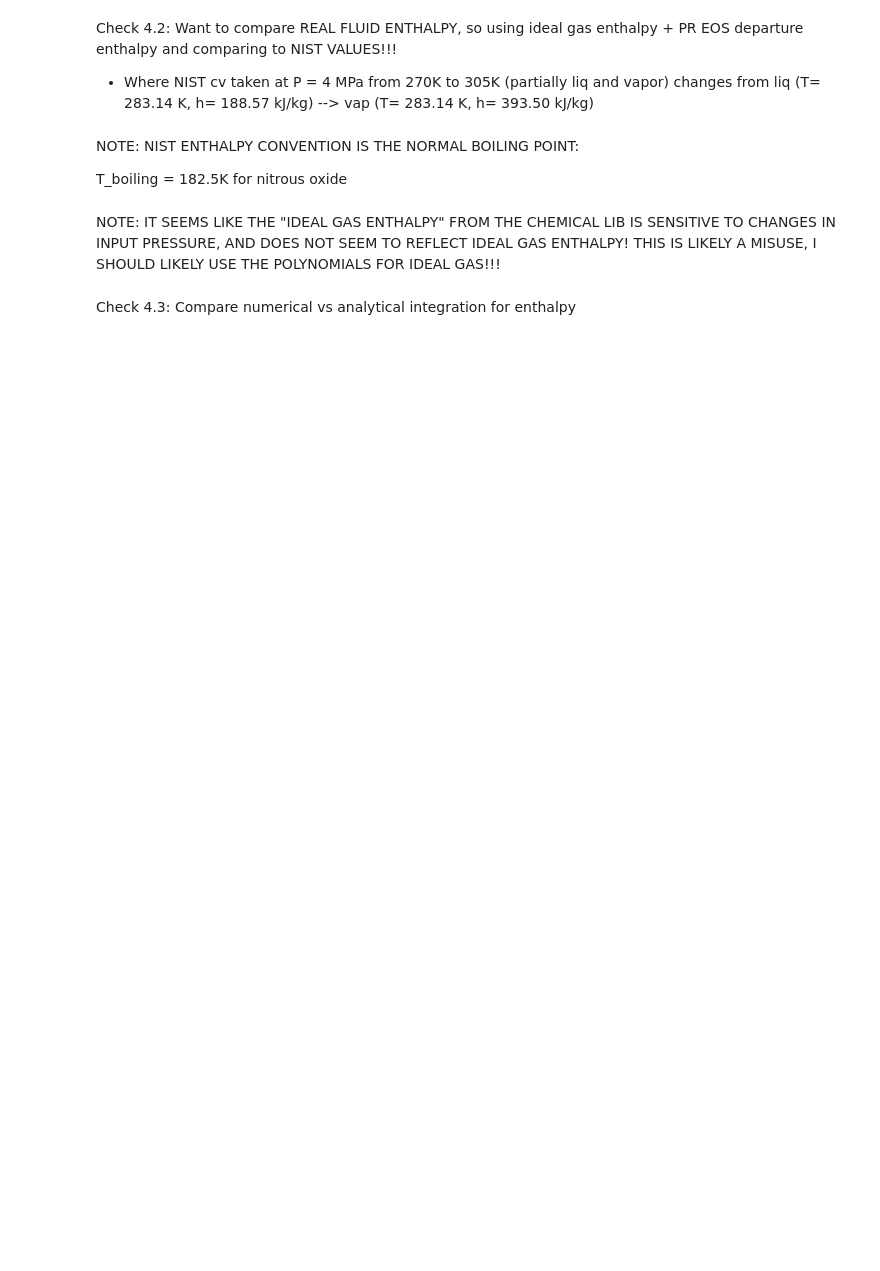
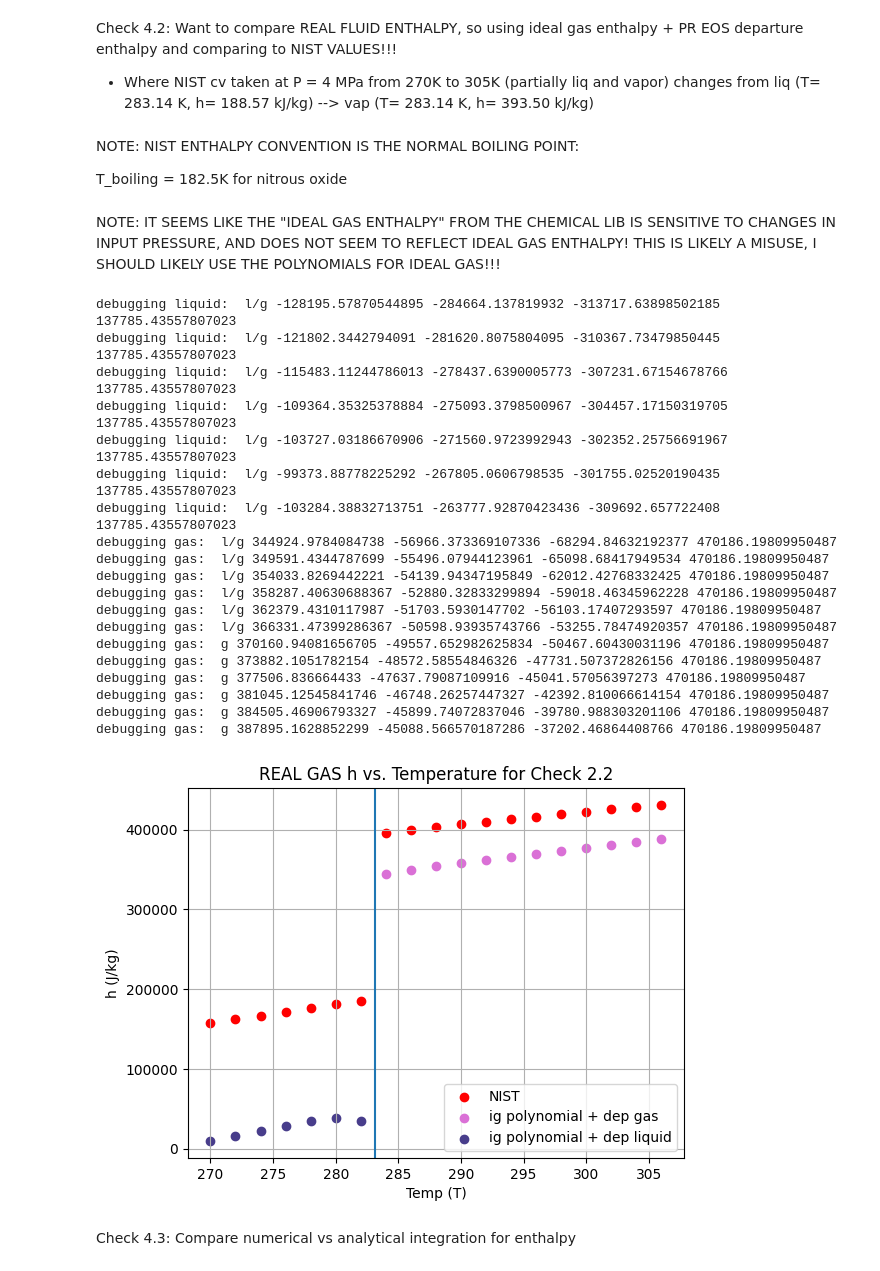
Before and after one commit to rwright403/king_hybrid, a Jupyter notebook: src/thermo_property_lookup/27-feb-2025-testing-thermo-properties.ipynb, the cells around one changed output. Drawn from its saved outputs; the diff is of its cells as text; code cells hidden in the pictures; blank space fills up the shorter version.

```diff
--- a/src/thermo_property_lookup/27-feb-2025-testing-thermo-properties.ipynb
+++ b/src/thermo_property_lookup/27-feb-2025-testing-thermo-properties.ipynb
@@ -341,34 +417,55 @@ T_transition = 283.14
 n2o_ig_ref= Chemical('N2O', T=T_BOIL, P= P_atm)
 n2o_ref_convers = n2o_ig_ref.H
 
 
 for T in temp_arr:
     n2o_ig_step_4= Chemical('N2O', T=T, P= P_step_4)
     preos_step_4 = PR(Tc=TC, Pc=PC, omega=OMEGA, T=T, P=P_step_4)
 
 
     if T > T_transition:
         ig_dep_enthalpy_g_arr.append( (preos_step_4.H_dep_g/MW + n2o_ig_step_4.H - n2o_ref_convers) )
         T_g_arr.append(T)
         print( "debugging gas: ", preos_step_4.phase, (preos_step_4.H_dep_g/MW + n2o_ig_step_4.H - n2o_ref_convers), preos_step_4.H_dep_g/MW , n2o_ig_step_4.H, - n2o_ref_convers)
 
     else:
         #ig_dep_enthalpy_l_arr.append( (preos_step_4.h_dep_l/MW + n2o_ig_step_4.H) )
-        ig_dep_enthalpy_l_arr.append( (preos_step_4.H_dep_l/MW + n2o_ig_step_4.H + preos_step_4.Hvap(T_REF)/MW) )
+        ig_dep_enthalpy_l_arr.append( preos_step_4.H_dep_l/MW + n2o_ig_step_4.H + preos_step_4.Hvap(T_REF)/MW - n2o_ref_convers )
         T_l_arr.append(T)
         print( "debugging liquid: ", preos_step_4.phase, (preos_step_4.H_dep_l/MW + n2o_ig_step_4.H - n2o_ref_convers), preos_step_4.H_dep_l/MW , n2o_ig_step_4.H, preos_step_4.Hvap(T_REF)/MW)
 
 plt.scatter(temp_arr, NIST_enthalpy_arr, label = "NIST", color = 'r')
 plt.scatter(T_g_arr, ig_dep_enthalpy_g_arr, label = "ig polynomial + dep gas", color = 'orchid')
 plt.scatter(T_l_arr, ig_dep_enthalpy_l_arr, label = "ig polynomial + dep liquid", color = 'darkslateblue')
 
 plt.axvline(T_transition)
 plt.xlabel('Temp (T)')
 plt.ylabel('h (J/kg)')
 plt.title('REAL GAS h vs. Temperature for Check 2.2')
 plt.legend()
 plt.grid(True)
 plt.show()
+# %% [output]
+debugging liquid:  l/g -128195.57870544895 -284664.137819932 -313717.63898502185 137785.43557807023
+debugging liquid:  l/g -121802.3442794091 -281620.8075804095 -310367.73479850445 137785.43557807023
+debugging liquid:  l/g -115483.11244786013 -278437.6390005773 -307231.67154678766 137785.43557807023
+debugging liquid:  l/g -109364.35325378884 -275093.3798500967 -304457.17150319705 137785.43557807023
+debugging liquid:  l/g -103727.03186670906 -271560.9723992943 -302352.25756691967 137785.43557807023
+debugging liquid:  l/g -99373.88778225292 -267805.0606798535 -301755.02520190435 137785.43557807023
+debugging liquid:  l/g -103284.38832713751 -263777.92870423436 -309692.657722408 137785.43557807023
+debugging gas:  l/g 344924.9784084738 -56966.373369107336 -68294.84632192377 470186.19809950487
+debugging gas:  l/g 349591.4344787699 -55496.07944123961 -65098.68417949534 470186.19809950487
+debugging gas:  l/g 354033.8269442221 -54139.94347195849 -62012.42768332425 470186.19809950487
+debugging gas:  l/g 358287.40630688367 -52880.32833299894 -59018.46345962228 470186.19809950487
+debugging gas:  l/g 362379.4310117987 -51703.5930147702 -56103.17407293597 470186.19809950487
+debugging gas:  l/g 366331.47399286367 -50598.93935743766 -53255.78474920357 470186.19809950487
+debugging gas:  g 370160.94081656705 -49557.652982625834 -50467.60430031196 470186.19809950487
+debugging gas:  g 373882.1051782154 -48572.58554846326 -47731.507372826156 470186.19809950487
+debugging gas:  g 377506.836664433 -47637.79087109916 -45041.57056397273 470186.19809950487
+debugging gas:  g 381045.12545841746 -46748.26257447327 -42392.810066614154 470186.19809950487
+debugging gas:  g 384505.46906793327 -45899.74072837046 -39780.988303201106 470186.19809950487
+debugging gas:  g 387895.1628852299 -45088.566570187286 -37202.46864408766 470186.19809950487
+[figure, added]
 # %% [markdown]
 Check 4.3: Compare numerical vs analytical integration for enthalpy
 # %%
```
Also changed, not shown: parts of 23 cells of this notebook, 1 other file.
